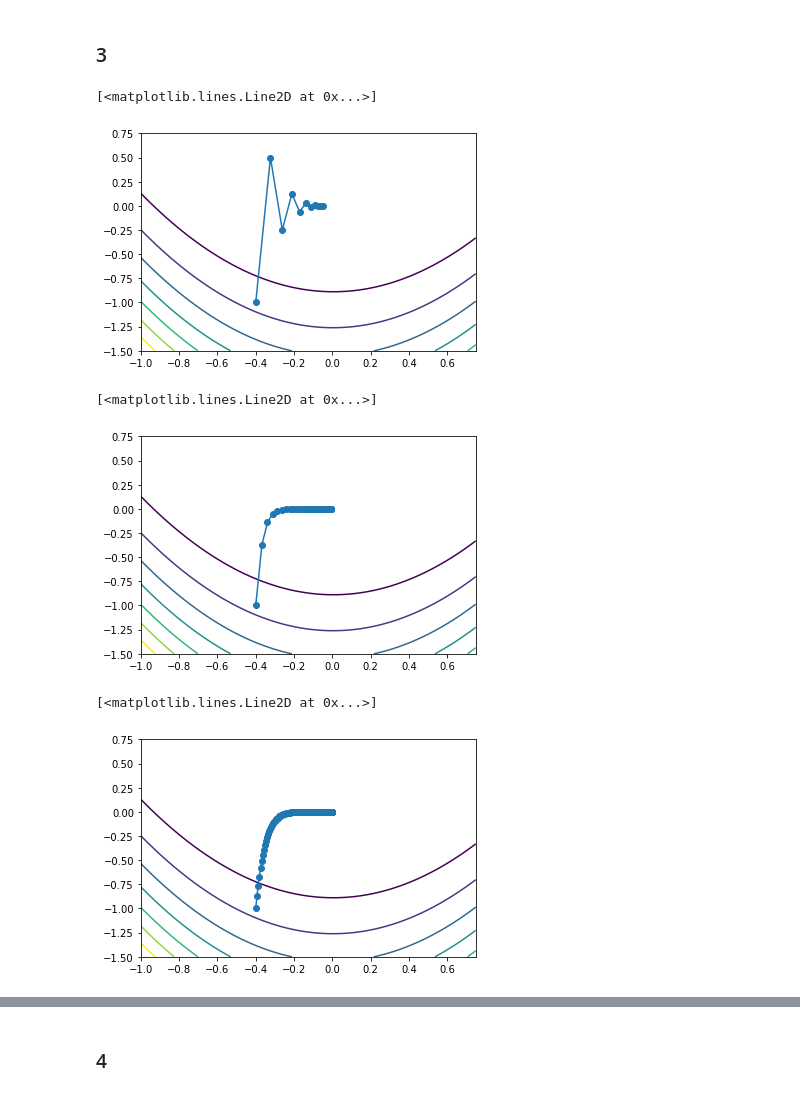
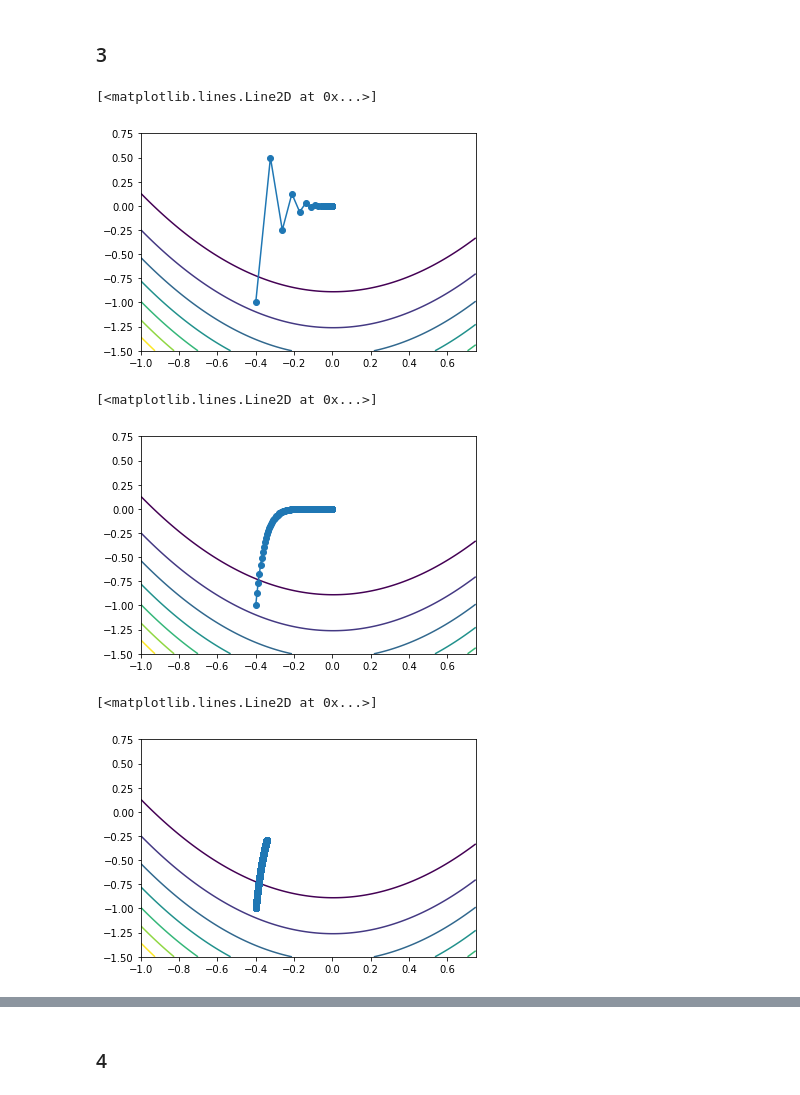
Before and after one commit to xhwwendy/ANLY-590, a Jupyter notebook: ANLY 590 Assignment 2.ipynb, the cells around one changed output, grey strips where cells are left out. Cells and saved outputs as stored; diff of their text form; code cells hidden in the pictures.

```diff
--- a/ANLY 590 Assignment 2.ipynb
+++ b/ANLY 590 Assignment 2.ipynb
@@ -73,12 +73,10 @@ def grad_f(vector):
     df_dy = (2/16)*y
     return np.array([df_dx, df_dy])
 
-def grad_descent(starting_point=None, iterations=10, learning_rate=12):
-    if starting_point:
-        point = starting_point
-    else:
-        point = np.array([-0.4,-1])
-        trajectory = [point]
+def grad_descent(starting_point=np.array([-0.4,-1]), iterations=10, learning_rate=12):
+    point = starting_point
+
+    trajectory = [point]
 
     for i in range(iterations):
         grad = grad_f(point)
@@ -86,7 +84,7 @@ def grad_descent(starting_point=None, iterations=10, learning_rate=12):
         trajectory.append(point)
     return np.array(trajectory)
 # %%
-traj = grad_descent(iterations=10,learning_rate = 12)
+traj = grad_descent(iterations=10000,learning_rate = 12)
 
 fig, ax = plt.subplots()
 CS = ax.contour(X, Y, Z)
@@ -95,9 +93,9 @@ y= traj[:,1]
 plt.plot(x,y,'-o')
 # %% [output]
 [<matplotlib.lines.Line2D at 0x...>]
-[figure, old version]
+[figure, new version]
 # %%
-traj = grad_descent(iterations=50,learning_rate = 5)
+traj = grad_descent(iterations=10000,learning_rate = 1)
 
 fig, ax = plt.subplots()
 CS = ax.contour(X, Y, Z)
@@ -106,15 +104,15 @@ y= traj[:,1]
 plt.plot(x,y,'-o')
 # %% [output]
 [<matplotlib.lines.Line2D at 0x...>]
-[figure, old version]
+[figure, new version]
 # %%
-traj = grad_descent(iterations=1000,learning_rate = 1)
+traj = grad_descent(iterations=10000,learning_rate = 0.001)
 
 fig, ax = plt.subplots()
 CS = ax.contour(X, Y, Z)
 x= traj[:,0]
 y= traj[:,1]
 plt.plot(x,y,'-o')
 # %% [output]
 [<matplotlib.lines.Line2D at 0x...>]
-[figure, old version]
+[figure, new version]
```
Also changed, not shown: parts of 3 cells of this notebook.
